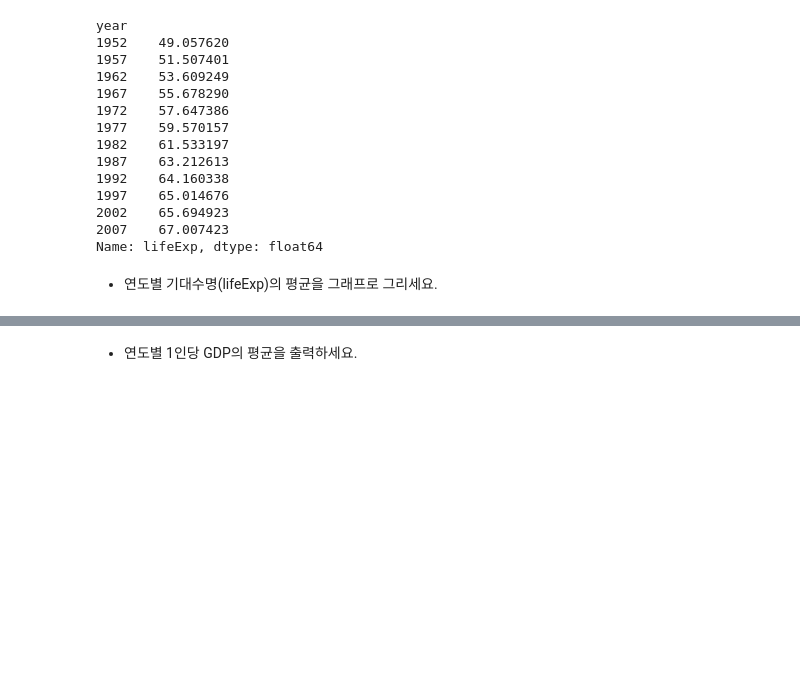
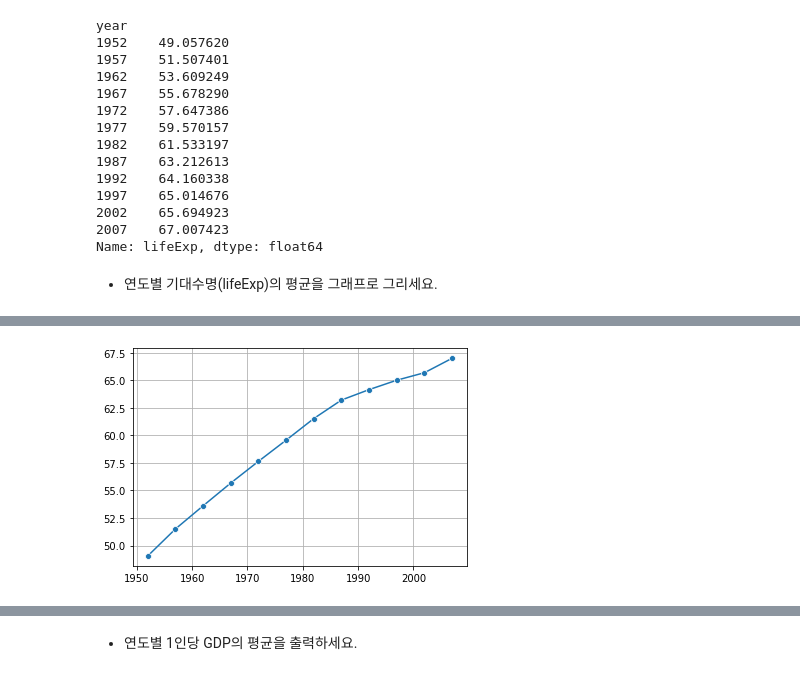
Before and after one commit to JakeOh/202105_itw_bd26, a Jupyter notebook: lab_da/da09_gapminder.ipynb, the cells around one changed output, grey strips where cells are left out. Drawn from its saved outputs; the diff is of its cells as text; code cells hidden in the pictures; blank space fills up the shorter version.

```diff
--- a/lab_da/da09_gapminder.ipynb
+++ b/lab_da/da09_gapminder.ipynb
@@ -246,0 +287,6 @@ Name: lifeExp, dtype: float64
+# %%
+sns.lineplot(x=lifeExp_by_year.index, y=lifeExp_by_year.values, marker='o')
+plt.grid()
+plt.show()
+# %% [output]
+[figure, added]
```
Also changed, not shown: parts of 5 cells of this notebook.
